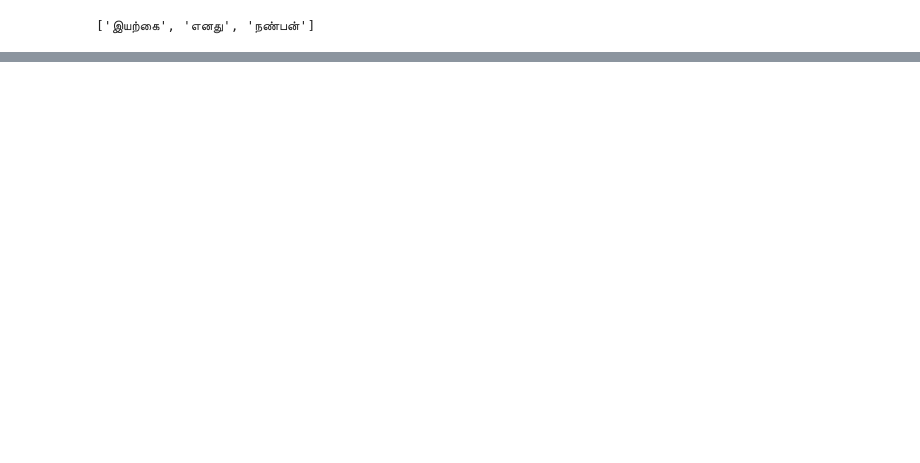
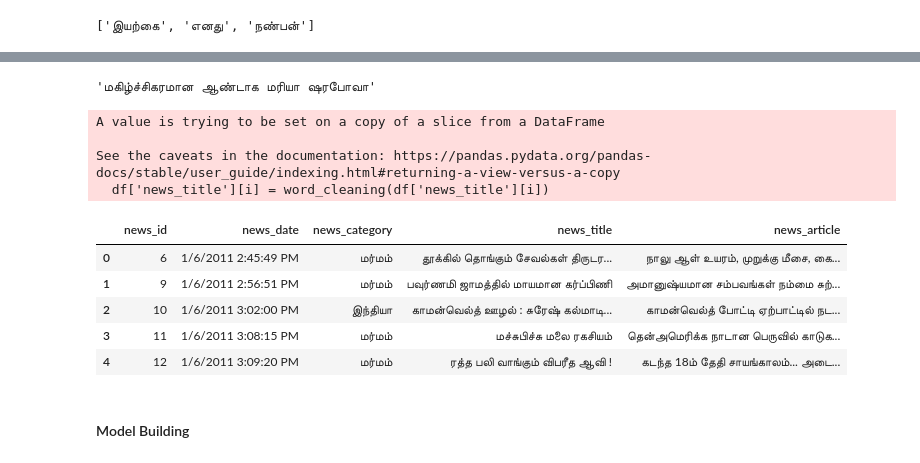
Before and after one commit to arunmadhuk/Machine-Learning, a Jupyter notebook: Thamil News Classification Dataset.ipynb, the cells around one changed output, grey strips where cells are left out. Cells and saved outputs as stored; diff of their text form; code cells hidden in the pictures; blank space fills up the shorter version.

```diff
--- a/Thamil News Classification Dataset.ipynb
+++ b/Thamil News Classification Dataset.ipynb
@@ -187,0 +167,6 @@ True
+# %%
+def remove_stopwords(text):
+    word_tokens = word_tokenize(text)
+    filtered_text = [word for word in word_tokens if word not in adv.stopwords['tamil']]
+    filtered_text = ' '.join(word for word in filtered_text)
+    return filtered_text
@@ -187,0 +177,37 @@ True
+# %%
+def word_cleaning(string):
+    punc = '!()-[]{};:\'"\,<>/?@#$%^&*_~\'0123456789+abcdefghijklmnopqrstuvwxyzABCDEFGHIJKLMNOPQRSTUVWXYZ'
+    for ele in string:
+        if ele in punc:
+            string = string.replace(ele, "")
+        string = remove_stopwords(string)
+        #string = list_To_String(string)
+        return string
+    #str_to_list = list_To_String(list_string)
+    #string_to_return = remove_stopwords(str_to_list)
+    #str_stopwords = remove_stopwords(list_string)
+    #string_list = list_To_String(str_stopwords)
+# %%
+input_str = "இந்த மகிழ்ச்சிகரமான ஆண்டாக இருக்கும் மரியா ஷரபோவா"
+word_cleaning(input_str)
+# %% [output]
+'மகிழ்ச்சிகரமான ஆண்டாக மரியா ஷரபோவா'
+# %%
+for i in range(df['news_title'].count()):
+    df['news_title'][i] = word_cleaning(df['news_title'][i])
+# %% [output]
+A value is trying to be set on a copy of a slice from a DataFrame
+
+See the caveats in the documentation: https://pandas.pydata.org/pandas-docs/stable/user_guide/indexing.html#returning-a-view-versus-a-copy
+  df['news_title'][i] = word_cleaning(df['news_title'][i])
+# %%
+df.head()
+# %% [output]
+|  | news_id | news_date | news_category | news_title | news_article |
+| 0 | 6 | 1/6/2011 2:45:49 PM | மர்மம் | தூக்கில் தொங்கும் சேவல்கள் திருடர... | நாலு ஆள் உயரம், முறுக்கு மீசை, கை... |
+| 1 | 9 | 1/6/2011 2:56:51 PM | மர்மம் | பவுர்ணமி ஜாமத்தில் மாயமான கர்ப்பிணி | அமானுஷ்யமான சம்பவங்கள் நம்மை சுற்... |
+| 2 | 10 | 1/6/2011 3:02:00 PM | இந்தியா | காமன்வெல்த் ஊழல் : சுரேஷ் கல்மாடி... | காமன்வெல்த் போட்டி ஏற்பாட்டில் நட... |
+| 3 | 11 | 1/6/2011 3:08:15 PM | மர்மம் | மச்சுபிச்சு மலை ரகசியம் | தென்அமெரிக்க நாடான பெருவில் காடுக... |
+| 4 | 12 | 1/6/2011 3:09:20 PM | மர்மம் | ரத்த பலி வாங்கும் விபரீத ஆவி ! | கடந்த 18ம் தேதி சாயங்காலம்... அடை... |
+# %% [markdown]
+#### Model Building
```
Also changed, not shown: parts of 33 cells of this notebook.
